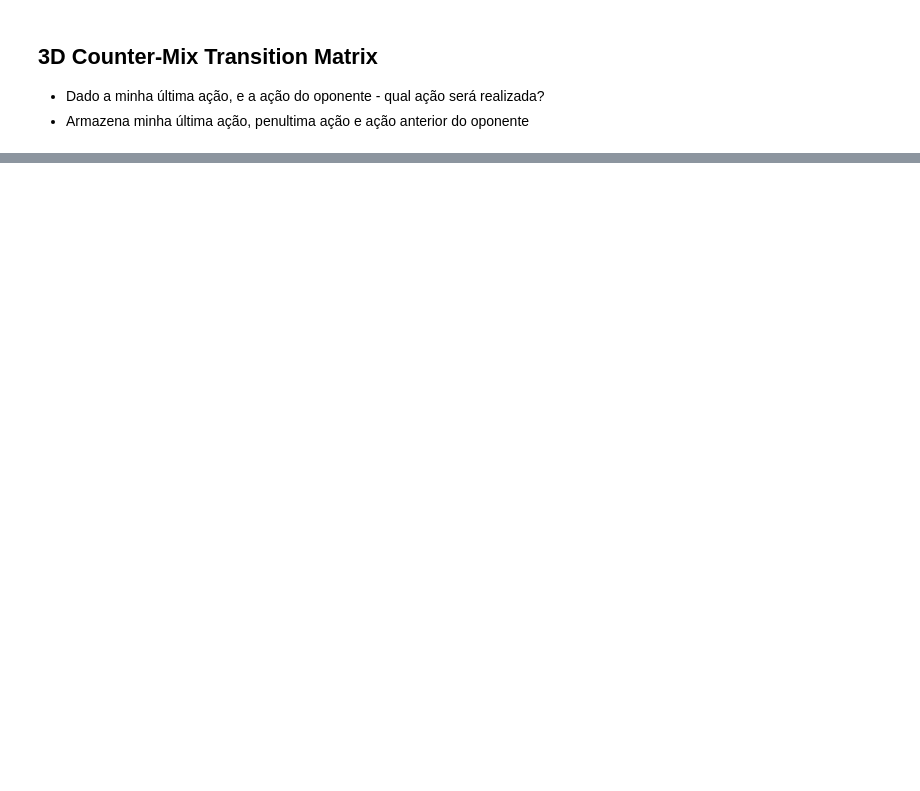
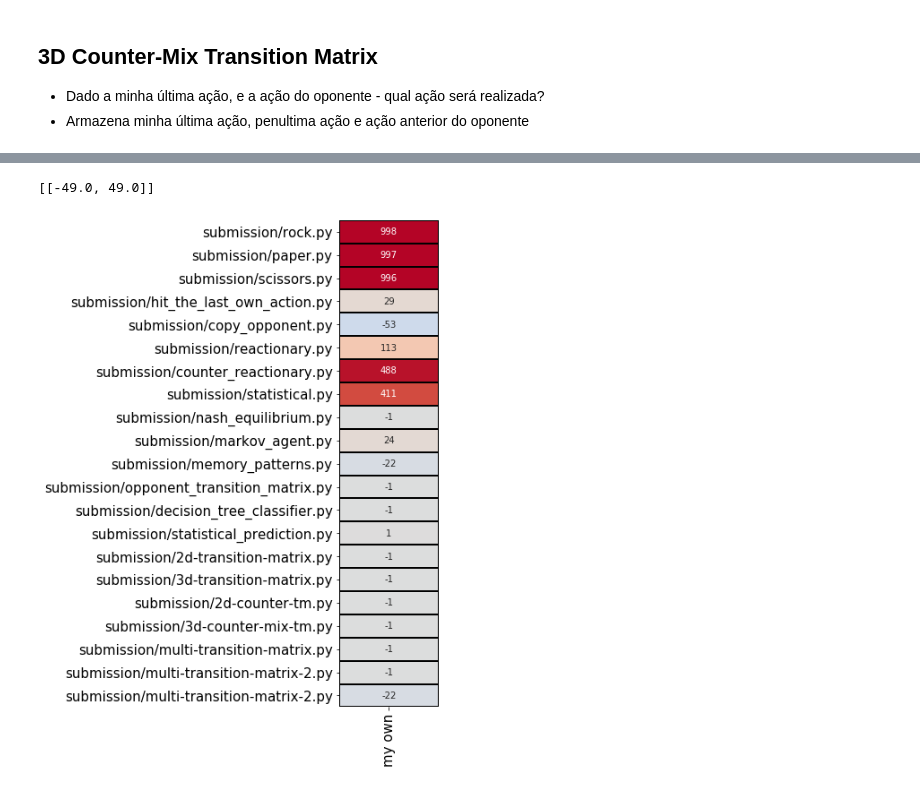
Before and after one commit to leomaurodesenv/rock-paper-scissors-kaggle, a Jupyter notebook: agents.ipynb, the cells around one changed output, grey strips where cells are left out. Drawn from its saved outputs; the diff is of its cells as text; code cells hidden in the pictures; blank space fills up the shorter version.

Commit message:
add new multi agent

```diff
--- a/agents.ipynb
+++ b/agents.ipynb
@@ -1240,0 +1511,13 @@ evaluating('submission/multi-transition-matrix.py', list_agents)
+# %%
+evaluate("rps", ['submission/multi-transition-matrix-2.py', 'submission/2d-counter-tm.py'],
+  configuration={"episodeSteps": 1000}
+)
+# %% [output]
+[[-49.0, 49.0]]
+# %%
+# add agent
+list_agents.append('submission/multi-transition-matrix-2.py')
+# %%
+evaluating('submission/multi-transition-matrix-2.py', list_agents)
+# %% [output]
+[figure, added]
```
Also changed, not shown: parts of 18 cells of this notebook, 2 other files.
